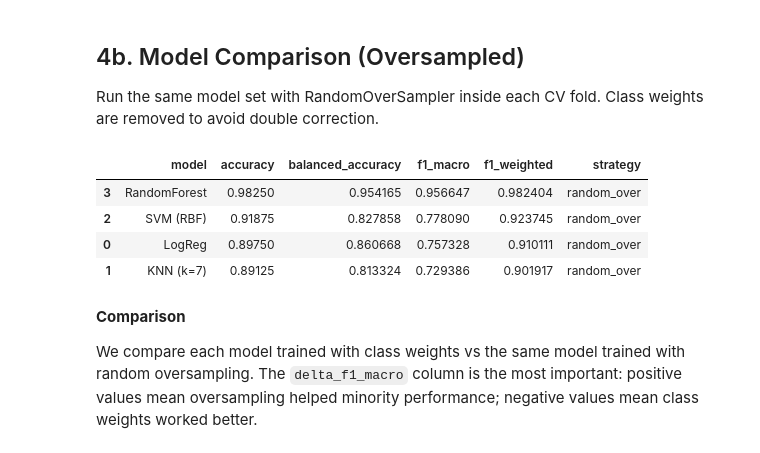
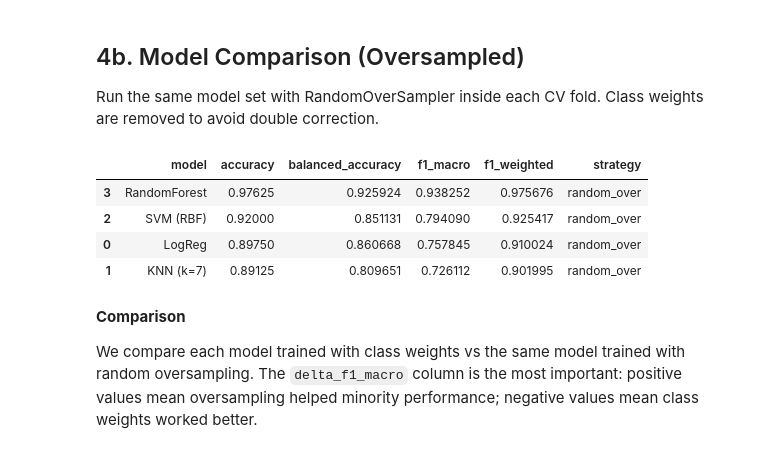
Before and after one commit to Abhay1Dhakl/diabetes-nyp-classification-clustering, a Jupyter notebook: notebooks/03_classification.ipynb, the cells around one changed output. Drawn from its saved outputs; the diff is of its cells as text; code cells hidden in the pictures.

Commit message:
created pipeline

```diff
--- a/notebooks/03_classification.ipynb
+++ b/notebooks/03_classification.ipynb
@@ -12,10 +13,14 @@ import numpy as np
 import pandas as pd
 import matplotlib.pyplot as plt
 
+from sklearn.compose import ColumnTransformer
+from sklearn.pipeline import Pipeline
+from sklearn.preprocessing import OneHotEncoder, StandardScaler
+from sklearn.impute import SimpleImputer
 from sklearn.linear_model import LogisticRegression
 from sklearn.neighbors import KNeighborsClassifier
 from sklearn.svm import SVC
-from sklearn.model_selection import StratifiedKFold, cross_validate
+from sklearn.model_selection import StratifiedKFold, cross_validate, train_test_split
 from sklearn.ensemble import RandomForestClassifier
 from sklearn.metrics import (
     accuracy_score,
@@ -27,6 +32,8 @@ from sklearn.metrics import (
 
 plt.style.use("seaborn-v0_8-whitegrid")
 
-SPLIT_PATH = Path("../data/processed/split_scaled.npz")
+DATA_PATH = Path("../data/processed/diabetes_clean.csv")
+TARGET_COL = "CLASS"
+ID_COL_CANDIDATES = ["ID", "No_Pation"]
 RANDOM_STATE = 42
 # %% [markdown]
@@ -187,13 +223,31 @@ pd.DataFrame([baseline_metrics, oversample_metrics])
 Compare multiple models using the same cross-validation protocol.
 # %%
 models = {
-    "KNN (k=7)": KNeighborsClassifier(n_neighbors=7),
-    "SVM (RBF)": SVC(kernel="rbf", C=1.0, class_weight="balanced", random_state=RANDOM_STATE),
-    "RandomForest": RandomForestClassifier(
-        n_estimators=300,
-        random_state=RANDOM_STATE,
-        class_weight="balanced",
-        n_jobs=-1,
+    "KNN (k=7)": Pipeline(
+        steps=[
+            ("preprocess", preprocessor),
+            ("model", KNeighborsClassifier(n_neighbors=7)),
+        ]
+    ),
+    "SVM (RBF)": Pipeline(
+        steps=[
+            ("preprocess", preprocessor),
+            ("model", SVC(kernel="rbf", C=1.0, class_weight="balanced", random_state=RANDOM_STATE)),
+        ]
+    ),
+    "RandomForest": Pipeline(
+        steps=[
+            ("preprocess", preprocessor),
+            (
+                "model",
+                RandomForestClassifier(
+                    n_estimators=300,
+                    random_state=RANDOM_STATE,
+                    class_weight="balanced",
+                    n_jobs=-1,
+                ),
+            ),
+        ]
     ),
 }
 
@@ -239,37 +293,38 @@ except NameError:
 
 ros_models = {
     "LogReg": LogisticRegression(max_iter=2000, random_state=RANDOM_STATE),
     "KNN (k=7)": KNeighborsClassifier(n_neighbors=7),
     "SVM (RBF)": SVC(kernel="rbf", C=1.0, random_state=RANDOM_STATE),
     "RandomForest": RandomForestClassifier(
         n_estimators=300,
         random_state=RANDOM_STATE,
         n_jobs=-1,
     ),
 }
 
 ros_results = []
 for name, model in ros_models.items():
     pipe = ImbPipeline(
         steps=[
+            ("preprocess", preprocessor),
             ("sampler", RandomOverSampler(random_state=RANDOM_STATE)),
             ("model", model),
         ]
     )
     metrics = cross_val_metrics(name, pipe, X_train, y_train, cv)
     metrics["strategy"] = "random_over"
     ros_results.append(metrics)
 
 ros_results_df = pd.DataFrame(ros_results).sort_values(
     by=["f1_macro", "balanced_accuracy"], ascending=False
 )
 display(ros_results_df)
 # %% [output]
 |  | model | accuracy | balanced_accuracy | f1_macro | f1_weighted | strategy |
-| 3 | RandomForest | 0.98250 | 0.954165 | 0.956647 | 0.982404 | random_over |
-| 2 | SVM (RBF) | 0.91875 | 0.827858 | 0.778090 | 0.923745 | random_over |
-| 0 | LogReg | 0.89750 | 0.860668 | 0.757328 | 0.910111 | random_over |
-| 1 | KNN (k=7) | 0.89125 | 0.813324 | 0.729386 | 0.901917 | random_over |
+| 3 | RandomForest | 0.97625 | 0.925924 | 0.938252 | 0.975676 | random_over |
+| 2 | SVM (RBF) | 0.92000 | 0.851131 | 0.794090 | 0.925417 | random_over |
+| 0 | LogReg | 0.89750 | 0.860668 | 0.757845 | 0.910024 | random_over |
+| 1 | KNN (k=7) | 0.89125 | 0.809651 | 0.726112 | 0.901995 | random_over |
 # %% [markdown]
 **Comparison**
 
```
Also changed, not shown: parts of 11 cells of this notebook, 1 other file.
